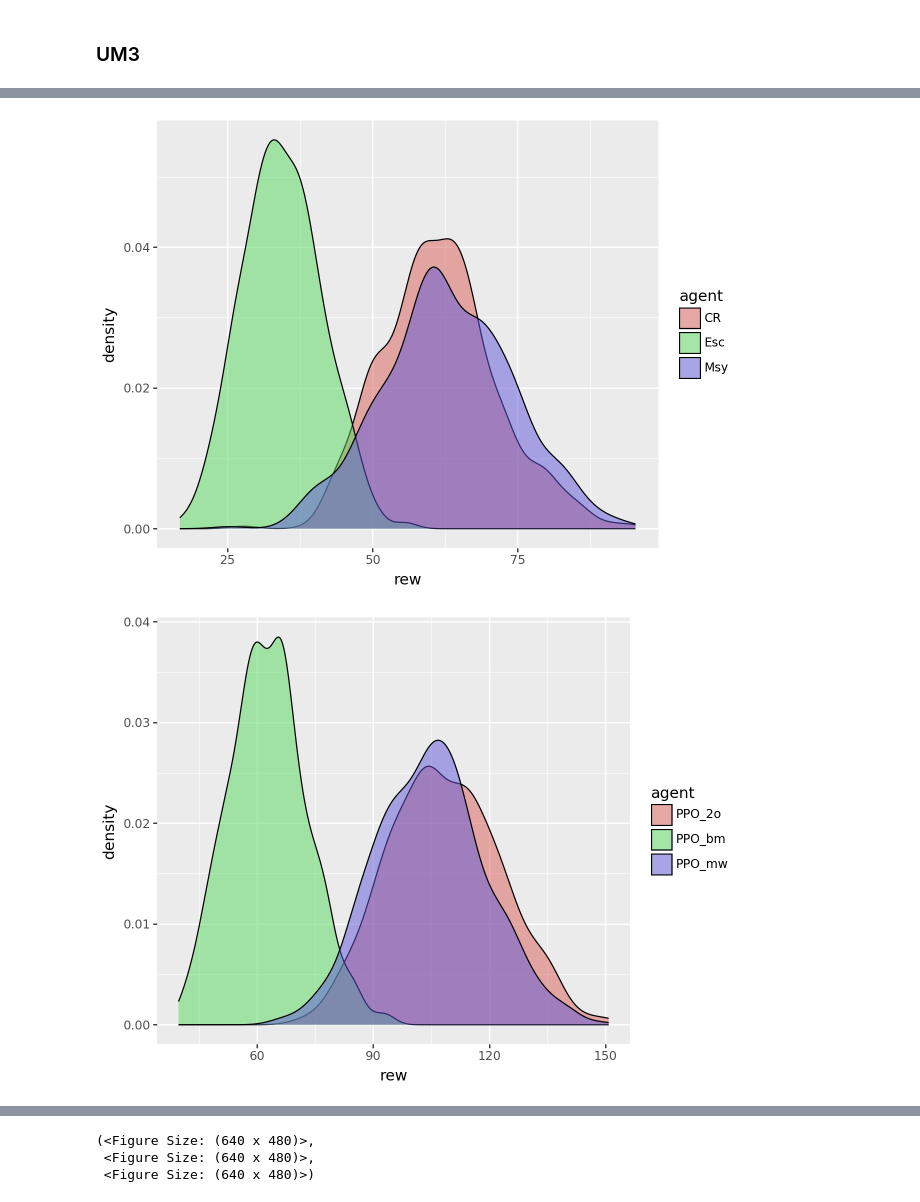
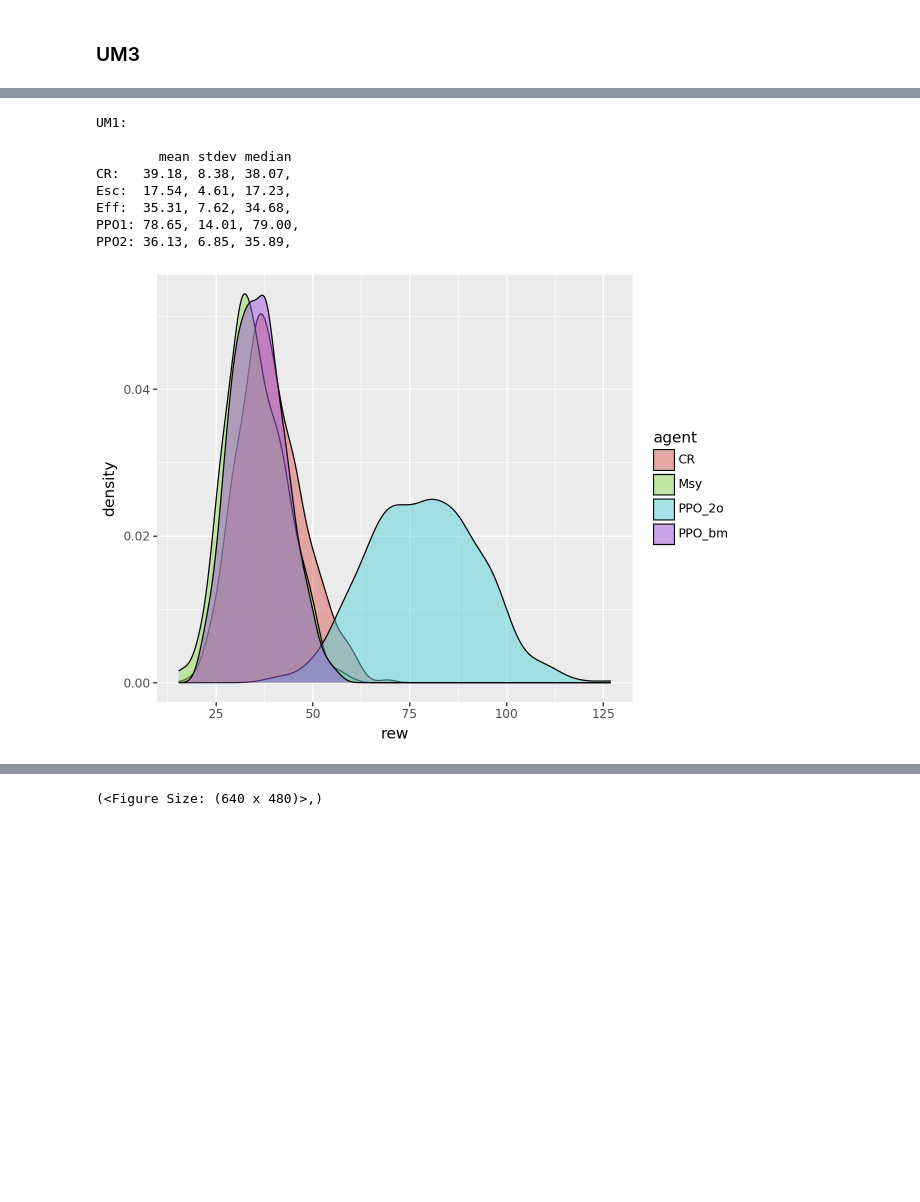
Before and after one commit to boettiger-lab/rl4fisheries, a Jupyter notebook: notebooks/for_results/2_reward_distr.ipynb, the cells around one changed output, grey strips where cells are left out. Saved outputs shown, nothing was run; the diff lists cells and outputs as text; code cells hidden in the pictures; blank space fills up the shorter version.

```diff
--- a/notebooks/for_results/2_reward_distr.ipynb
+++ b/notebooks/for_results/2_reward_distr.ipynb
@@ -118,17 +118,17 @@ msy_UM3 = load(msy_UM3_file)
 base_fname = "sb3/rl4fisheries/results/PPO-AsmEnv-"
 repo = "boettiger-lab/rl4eco"
 
-PPO_2o_UM1_file = hf_hub_download(repo_id=repo, filename=base_fname+"2obs-UM1-64-32-16-chkpnt3.zip")
-PPO_mw_UM1_file = hf_hub_download(repo_id=repo, filename=base_fname+"mwt-UM1-64-32-16-chkpnt3.zip")
-PPO_bm_UM1_file = hf_hub_download(repo_id=repo, filename=base_fname+"biomass-UM1-64-32-16-chkpnt1.zip")
+PPO_2o_UM1_file = hf_hub_download(repo_id=repo, filename=base_fname+"2obs-UM1-64-32-16-chkpnt4.zip")
+PPO_mw_UM1_file = hf_hub_download(repo_id=repo, filename=base_fname+"mwt-UM1-64-32-16-chkpnt4.zip")
+PPO_bm_UM1_file = hf_hub_download(repo_id=repo, filename=base_fname+"biomass-UM1-64-32-16-chkpnt3.zip")
 
-PPO_2o_UM2_file = hf_hub_download(repo_id=repo, filename=base_fname+"2obs-UM2-64-32-16-chkpnt1.zip")
-PPO_mw_UM2_file = hf_hub_download(repo_id=repo, filename=base_fname+"mwt-UM2-64-32-16-chkpnt4.zip")
-PPO_bm_UM2_file = hf_hub_download(repo_id=repo, filename=base_fname+"biomass-UM2-64-32-16-chkpnt3.zip")
+PPO_2o_UM2_file = hf_hub_download(repo_id=repo, filename=base_fname+"2obs-UM2-64-32-16-chkpnt4.zip")
+PPO_mw_UM2_file = hf_hub_download(repo_id=repo, filename=base_fname+"mwt-UM2-64-32-16-chkpnt2.zip")
+PPO_bm_UM2_file = hf_hub_download(repo_id=repo, filename=base_fname+"biomass-UM2-64-32-16-chkpnt2.zip")
 
-PPO_2o_UM3_file = hf_hub_download(repo_id=repo, filename=base_fname+"2obs-UM3-64-32-16-chkpnt5.zip")
-PPO_mw_UM3_file = hf_hub_download(repo_id=repo, filename=base_fname+"mwt-UM3-64-32-16-chkpnt2.zip")
-PPO_bm_UM3_file = hf_hub_download(repo_id=repo, filename=base_fname+"biomass-UM3-64-32-16-chkpnt4.zip")
+PPO_2o_UM3_file = hf_hub_download(repo_id=repo, filename=base_fname+"2obs-UM3-64-32-16-chkpnt4.zip")
+PPO_mw_UM3_file = hf_hub_download(repo_id=repo, filename=base_fname+"mwt-UM3-64-32-16-chkpnt4.zip")
+PPO_bm_UM3_file = hf_hub_download(repo_id=repo, filename=base_fname+"biomass-UM3-64-32-16-chkpnt3.zip")
 # %%
 PPO_2o_UM1 = PPO.load(PPO_2o_UM1_file, device='cpu')
 PPO_mw_UM1 = PPO.load(PPO_mw_UM1_file, device='cpu')
@@ -406,12 +438,31 @@ ppo_df = pd.concat(
 results_df = pd.concat(
     [pd.DataFrame(CR_rews), pd.DataFrame(Msy_rews),  pd.DataFrame(PPO_2o_rews), pd.DataFrame(PPO_bm_rews)]
 )
+# %%
+print(f"""
+UM1:
+
+        mean stdev median
+CR:   {np.mean(CR_rews['rew']):.2f}, {np.std(CR_rews['rew']):.2f}, {np.median(CR_rews['rew']):.2f},
+Esc:  {np.mean(Esc_rews['rew']):.2f}, {np.std(Esc_rews['rew']):.2f}, {np.median(Esc_rews['rew']):.2f},
+Eff:  {np.mean(Msy_rews['rew']):.2f}, {np.std(Msy_rews['rew']):.2f}, {np.median(Msy_rews['rew']):.2f},
+PPO1: {np.mean(PPO_2o_rews['rew']):.2f}, {np.std(PPO_2o_rews['rew']):.2f}, {np.median(PPO_2o_rews['rew']):.2f},
+PPO2: {np.mean(PPO_bm_rews['rew']):.2f}, {np.std(PPO_bm_rews['rew']):.2f}, {np.median(PPO_bm_rews['rew']):.2f},
+""")
+# %% [output]
+UM1:
+
+        mean stdev median
+CR:   39.18, 8.38, 38.07,
+Esc:  17.54, 4.61, 17.23,
+Eff:  35.31, 7.62, 34.68,
+PPO1: 78.65, 14.01, 79.00,
+PPO2: 36.13, 6.85, 35.89,
 # %%
 (
-    ggplot(fixed_pol_df, aes(x='rew', fill='agent')) + geom_density(alpha=0.5),
-    ggplot(ppo_df, aes(x='rew', fill='agent')) + geom_density(alpha=0.5),
+    # ggplot(fixed_pol_df, aes(x='rew', fill='agent')) + geom_density(alpha=0.5),
+    # ggplot(ppo_df, aes(x='rew', fill='agent')) + geom_density(alpha=0.5),
     ggplot(results_df, aes(x='rew', fill='agent')) + geom_density(alpha=0.5),
 )
 # %% [output]
-[figure, old version]
+[figure, new version]
-[figure, removed]
@@ -419,3 +469 @@ results_df = pd.concat(
-(<Figure Size: (640 x 480)>,
- <Figure Size: (640 x 480)>,
- <Figure Size: (640 x 480)>)
+(<Figure Size: (640 x 480)>,)
```
Also changed, not shown: parts of 11 cells of this notebook, 1 other file.
